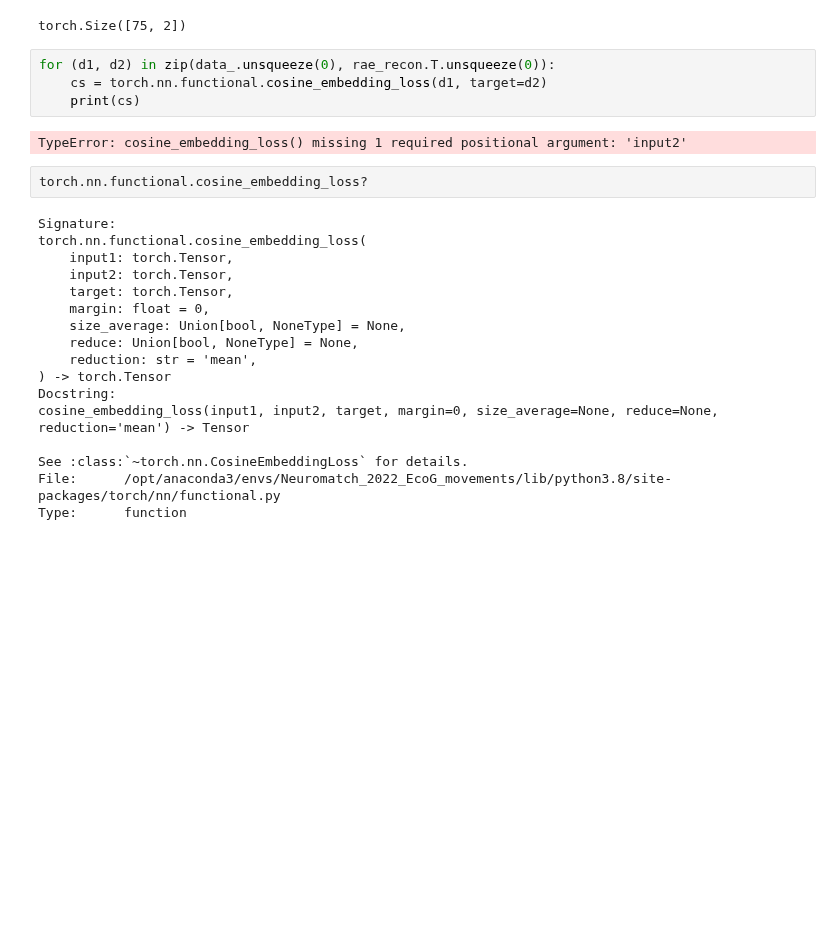
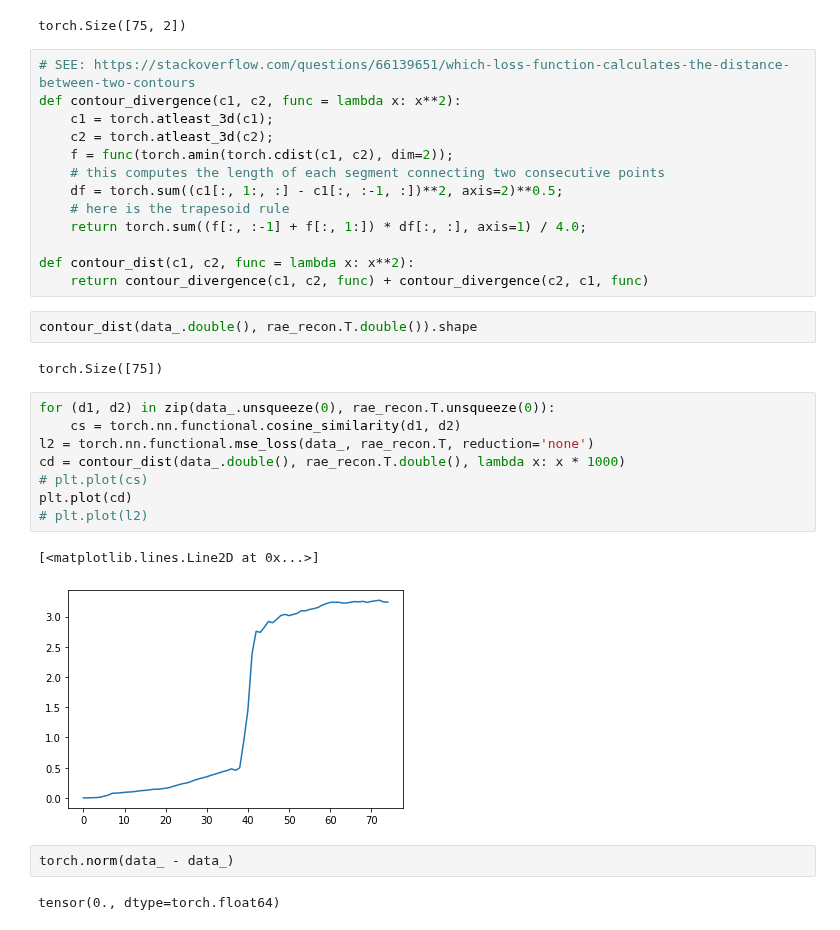
Before and after one commit to NevVerVer/Neuromatch_2022_EcoG_movements, a Jupyter notebook: models/lstm_model_training.ipynb, the cells around one changed output. Saved outputs shown, nothing was run; the diff lists cells and outputs as text; blank space fills up the shorter version.

Commit message:
add custom loss (mean distance)

```diff
--- a/models/lstm_model_training.ipynb
+++ b/models/lstm_model_training.ipynb
@@ -261,28 +315,35 @@ tensor([ 0.0000, -1.0000, -1.0000, -1.0000, -1.0000, -1.0000, -1.0000, -1.0000,
 data_.shape
 # %% [output]
 torch.Size([75, 2])
+# %%
+# SEE: https://stackoverflow.com/questions/66139651/which-loss-function-calculates-the-distance-between-two-contours
+def contour_divergence(c1, c2, func = lambda x: x**2):
+    c1 = torch.atleast_3d(c1);
+    c2 = torch.atleast_3d(c2);
+    f = func(torch.amin(torch.cdist(c1, c2), dim=2));
+    # this computes the length of each segment connecting two consecutive points
+    df = torch.sum((c1[:, 1:, :] - c1[:, :-1, :])**2, axis=2)**0.5;
+    # here is the trapesoid rule
+    return torch.sum((f[:, :-1] + f[:, 1:]) * df[:, :], axis=1) / 4.0;
+
+def contour_dist(c1, c2, func = lambda x: x**2):
+    return contour_divergence(c1, c2, func) + contour_divergence(c2, c1, func)
+# %%
+contour_dist(data_.double(), rae_recon.T.double()).shape
+# %% [output]
+torch.Size([75])
 # %%
 for (d1, d2) in zip(data_.unsqueeze(0), rae_recon.T.unsqueeze(0)):
-    cs = torch.nn.functional.cosine_embedding_loss(d1, target=d2)
-    print(cs)
+    cs = torch.nn.functional.cosine_similarity(d1, d2)
+l2 = torch.nn.functional.mse_loss(data_, rae_recon.T, reduction='none')
+cd = contour_dist(data_.double(), rae_recon.T.double(), lambda x: x * 1000)
+# plt.plot(cs)
+plt.plot(cd)
+# plt.plot(l2)
 # %% [output]
-TypeError: cosine_embedding_loss() missing 1 required positional argument: 'input2'
+[<matplotlib.lines.Line2D at 0x...>]
+[figure, added]
-# %%
-torch.nn.functional.cosine_embedding_loss?
-# %% [output]
-Signature:
-torch.nn.functional.cosine_embedding_loss(
-    input1: torch.Tensor,
-    input2: torch.Tensor,
-    target: torch.Tensor,
-    margin: float = 0,
-    size_average: Union[bool, NoneType] = None,
-    reduce: Union[bool, NoneType] = None,
-    reduction: str = 'mean',
-) -> torch.Tensor
-Docstring:
-cosine_embedding_loss(input1, input2, target, margin=0, size_average=None, reduce=None, reduction='mean') -> Tensor
-
-See :class:`~torch.nn.CosineEmbeddingLoss` for details.
-File:      /opt/anaconda3/envs/Neuromatch_2022_EcoG_movements/lib/python3.8/site-packages/torch/nn/functional.py
-Type:      function
+# %%
+torch.norm(data_ - data_)
+# %% [output]
+tensor(0., dtype=torch.float64)
```
Also changed, not shown: parts of 6 cells of this notebook, 1 other file.
